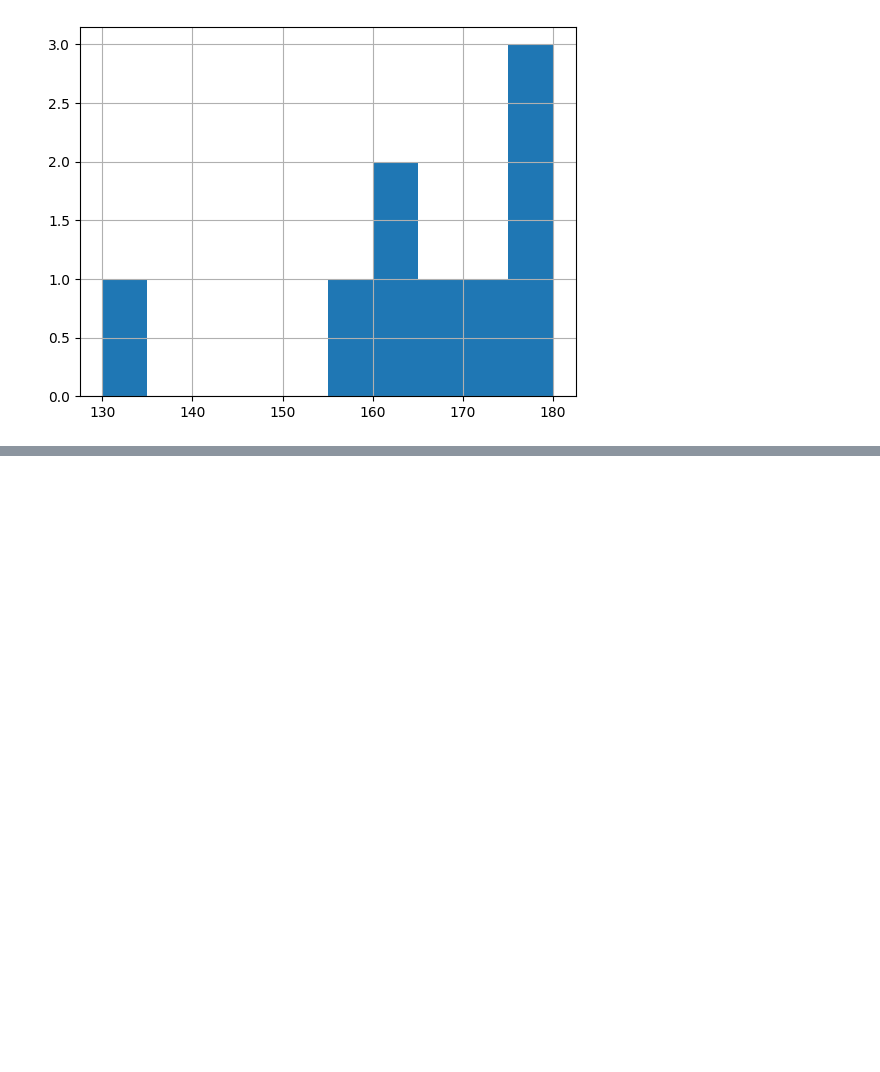
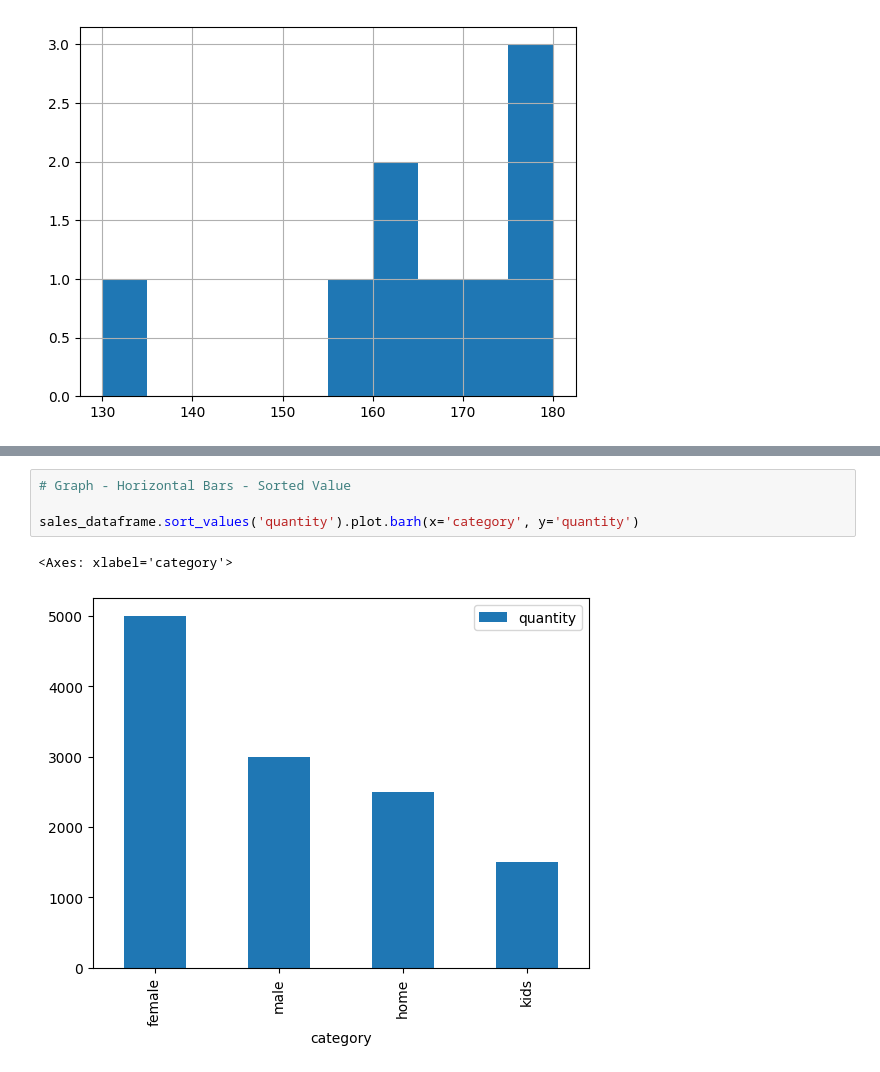
Before and after one commit to pmarcosfelipe/python-statistics, a Jupyter notebook: statistics.ipynb, the cells around one changed output, grey strips where cells are left out. Saved outputs shown, nothing was run; the diff lists cells and outputs as text; blank space fills up the shorter version.

```diff
--- a/statistics.ipynb
+++ b/statistics.ipynb
@@ -166,0 +202,7 @@ measures_dataframe.height.hist()
+# %%
+# Graph - Horizontal Bars - Sorted Value
+
+sales_dataframe.sort_values('quantity').plot.barh(x='category', y='quantity')
+# %% [output]
+<Axes: xlabel='category'>
+[figure, added]
```
Also changed, not shown: parts of 5 cells of this notebook.
